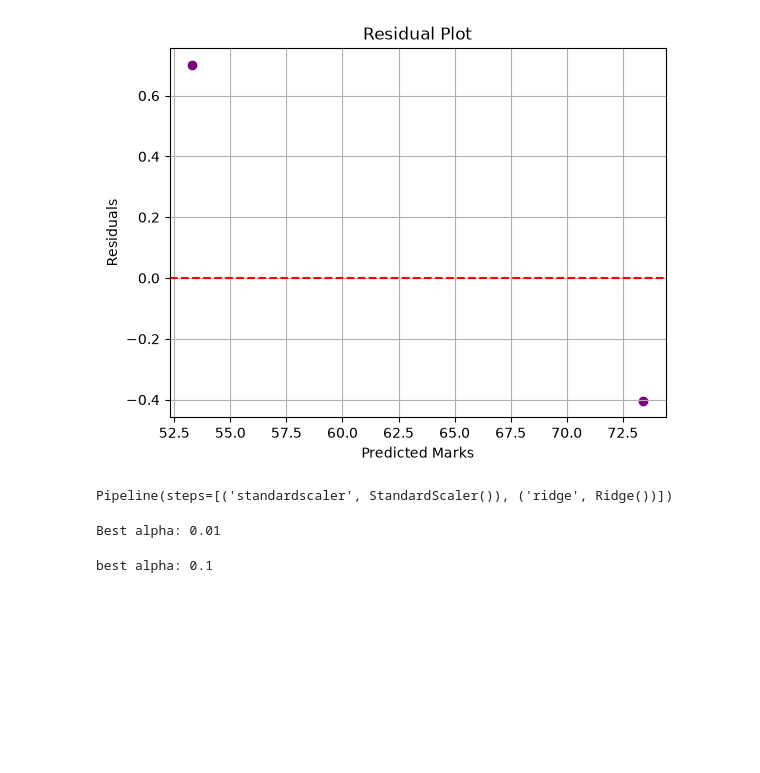
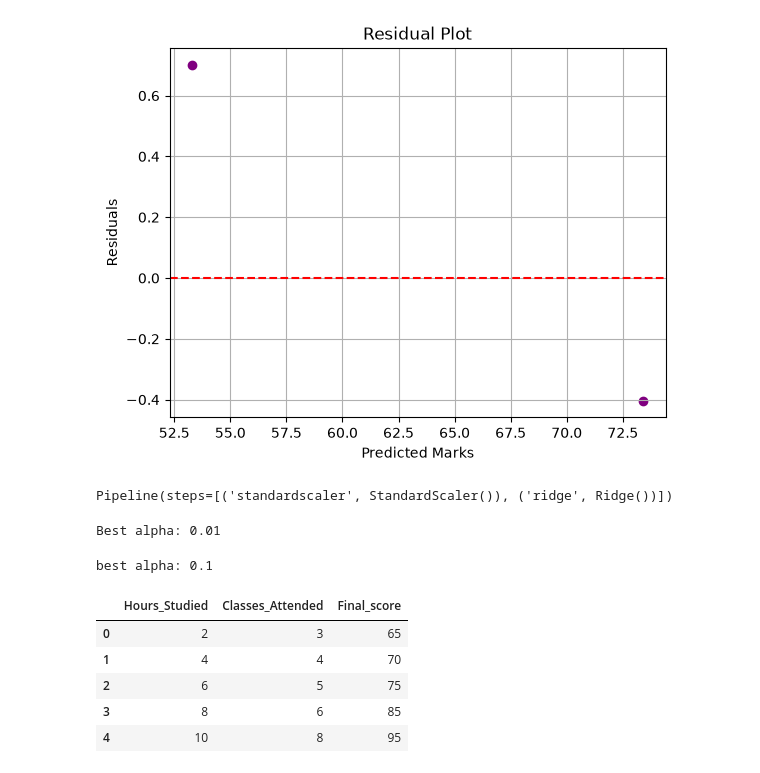
Before and after one commit to Gangadhara2003/AML-LAB--BDA-, a Jupyter notebook: project/notebooks/linear_regression.ipynb, the cells around one changed output. Saved outputs shown, nothing was run; the diff lists cells and outputs as text; code cells hidden in the pictures; blank space fills up the shorter version.

```diff
--- a/project/notebooks/linear_regression.ipynb
+++ b/project/notebooks/linear_regression.ipynb
@@ -156 +156,12 @@ data = {
 }
+# %%
+df = pd.DataFrame(data)
+
+df
+# %% [output]
+|  | Hours_Studied | Classes_Attended | Final_score |
+| 0 | 2 | 3 | 65 |
+| 1 | 4 | 4 | 70 |
+| 2 | 6 | 5 | 75 |
+| 3 | 8 | 6 | 85 |
+| 4 | 10 | 8 | 95 |
```
Also changed, not shown: parts of 8 cells of this notebook.
